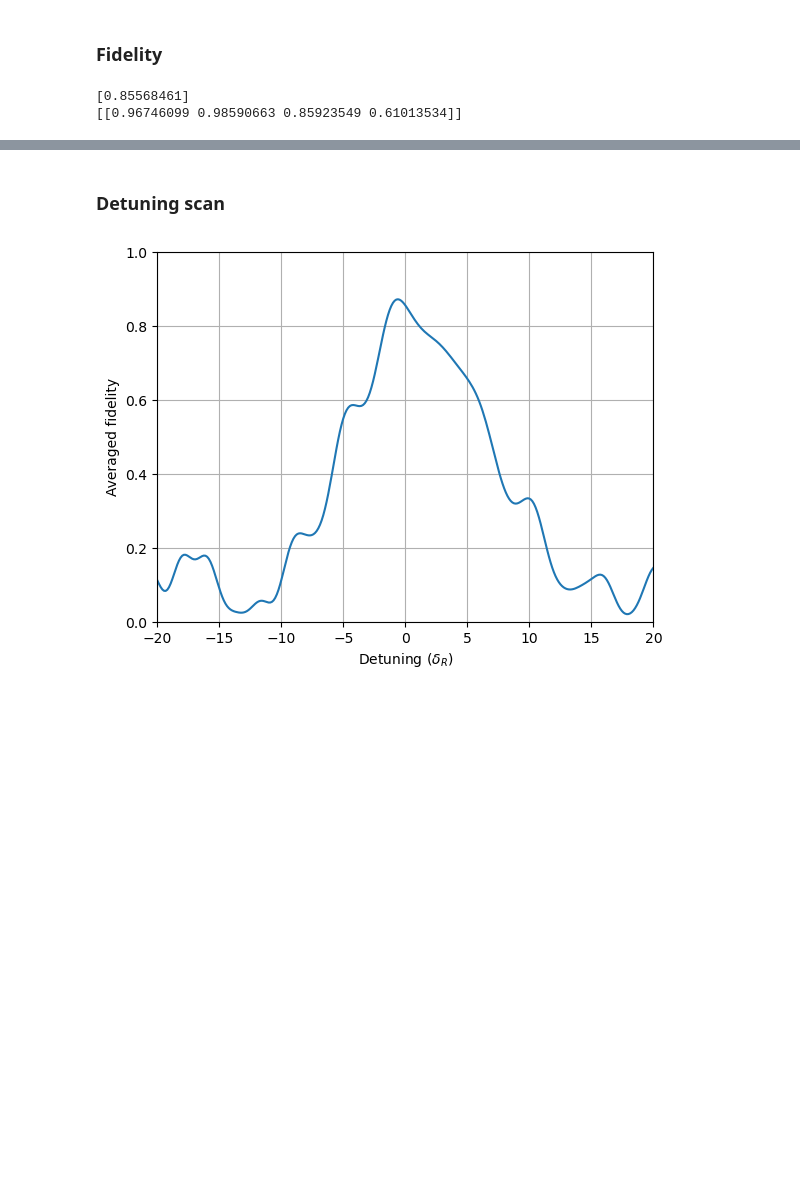
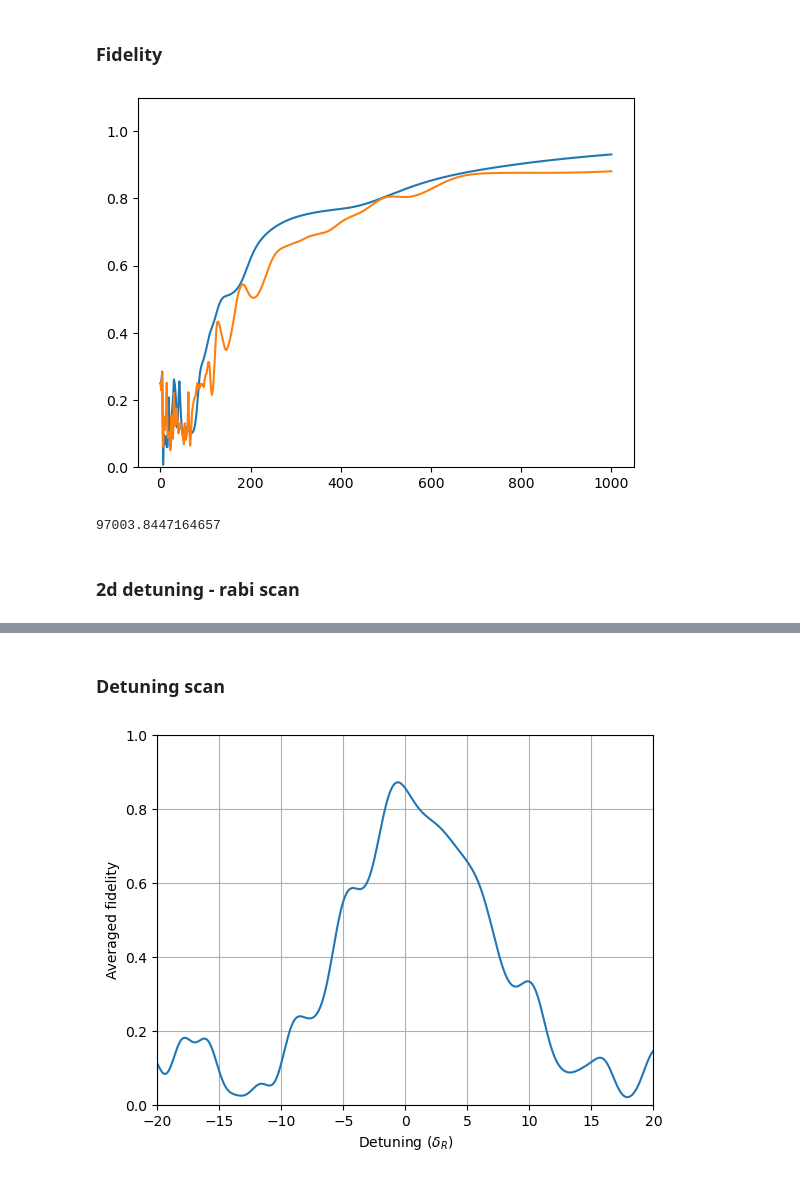
Before and after one commit to tr2g20/simulations, a Jupyter notebook: RR3 fidelity.ipynb, the cells around one changed output, grey strips where cells are left out. Saved outputs shown, nothing was run; the diff lists cells and outputs as text; code cells hidden in the pictures; blank space fills up the shorter version.

```diff
--- a/RR3 fidelity.ipynb
+++ b/RR3 fidelity.ipynb
@@ -15,8 +15,6 @@ import matplotlib.pyplot as plt
 # omega_time = 2*pi/omega_eg #chosen to be much larger than recoil shift
 
 time_steps = 1
-
-RR3_opt = RR3_phasecomp_500kHz(time_steps=time_steps, detuning=0)
 
 p_min = -16
 p_max = 16
@@ -36,37 +34,70 @@ initial_state[7, 22] = 1
 
 target[0,8] = 1
 target[1,9] = 1
 target[2,10] = 1
 target[3,11] = 1
 target[4,16] = 1
 target[5,17] = 1
 target[6,18] = 1
 target[7,19] = 1
 
 
 # rabi_freqs = 2*pi*np.logspace(5, 9, 100)
-rabi_freqs = np.linspace(2*pi*0.5e6,2*pi*0.5e6,1)
+rabi_freqs = np.linspace(1,2*pi*1e6,500)
+# rabi_freqs = np.array([2*pi*5e5])
 fidelities = np.zeros((8,len(rabi_freqs)))
 
 for j in range(8):
     for i, rabi in enumerate(rabi_freqs):
 
-        RR3 = RR3_gate(rabi_freq=rabi, time_steps=time_steps)
+        RR3 = RR3_gate(rabi_freq=rabi, time_steps=time_steps, detuning=0, bs_corr=True, pi_corr=True)
 
-        wave_func, times = simulate_pulses_single_atom_analyt(pulse_seq= RR3_opt, basis= basis, initial_state=initial_state[j,:], d_shift=0)
+        wave_func, times = simulate_pulses_single_atom_analyt(pulse_seq= RR3, basis= basis, initial_state=initial_state[j,:], d_shift=0)
 
         final = wave_func[-1,:]
         final = final/np.linalg.norm(final)
 
         fidelity = np.abs(np.vdot(target[j,:],final))**2
         fidelities[j,i] = fidelity
 
 # fig, ax = plt.subplots()
 
 # print(rabi_freqs[])
 avg_fids = np.mean(fidelities[4:], axis=0)
-print(avg_fids)
-print(fidelities[4:].transpose())
+# print(avg_fids)
+# print(fidelities[4:].transpose())
+
+plt.plot(rabi_freqs/(2*pi*1e3), avg_fids)
+
+for j in range(8):
+    for i, rabi in enumerate(rabi_freqs):
+
+        RR3 = RR3_gate(rabi_freq=rabi, time_steps=time_steps, detuning=0, bs_corr=False, pi_corr=True)
+
+        wave_func, times = simulate_pulses_single_atom_analyt(pulse_seq= RR3, basis= basis, initial_state=initial_state[j,:], d_shift=0)
+
+        final = wave_func[-1,:]
+        final = final/np.linalg.norm(final)
+
+        fidelity = np.abs(np.vdot(target[j,:],final))**2
+        fidelities[j,i] = fidelity
+
+# fig, ax = plt.subplots()
+
+# print(rabi_freqs[])
+avg_fids = np.mean(fidelities[4:], axis=0)
+# print(avg_fids)
+# print(fidelities[4:].transpose())
+
+plt.plot(rabi_freqs/(2*pi*1e3), avg_fids)
+
+plt.ylim(0,1.1)
+plt.show()
 # %% [output]
-[0.85568461]
-[[0.96746099 0.98590663 0.85923549 0.61013534]]
+[figure, added]
+# %%
+dR
+# %% [output]
+97003.8447164657
+# %% [markdown]
+### 2d detuning - rabi scan
```
Also changed, not shown: parts of 5 cells of this notebook, 6 other files.
